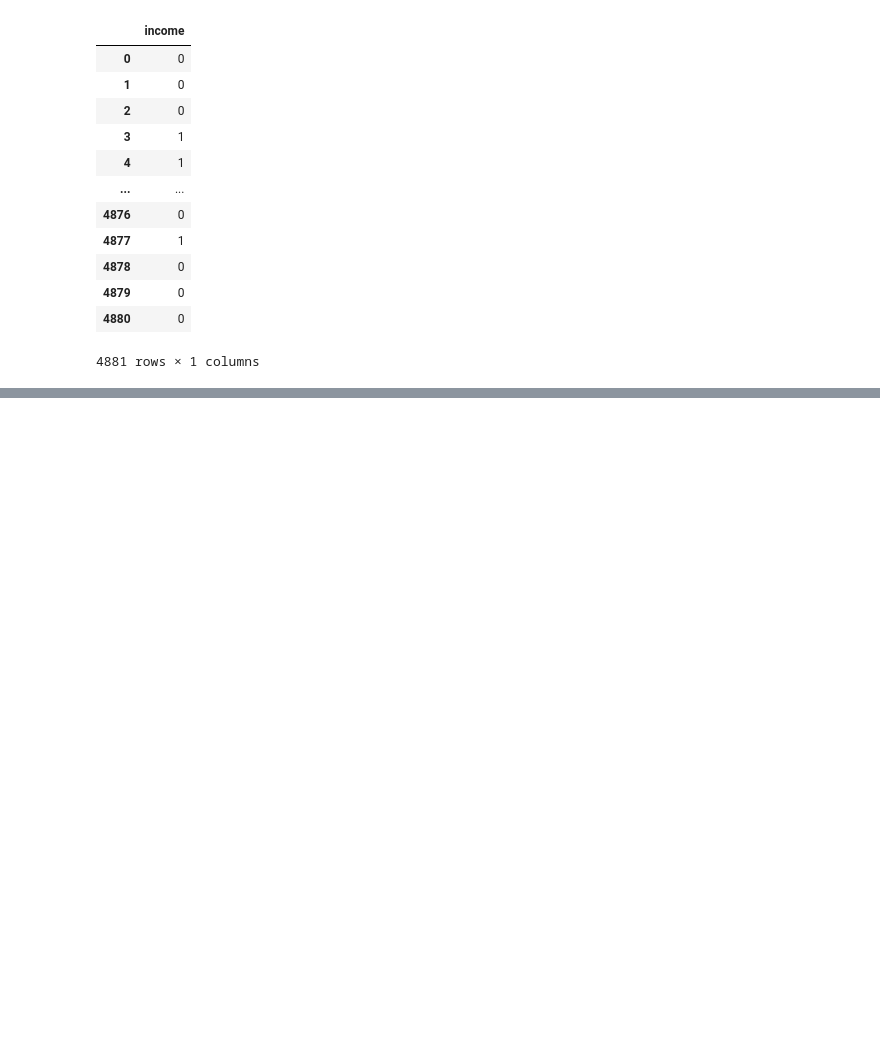
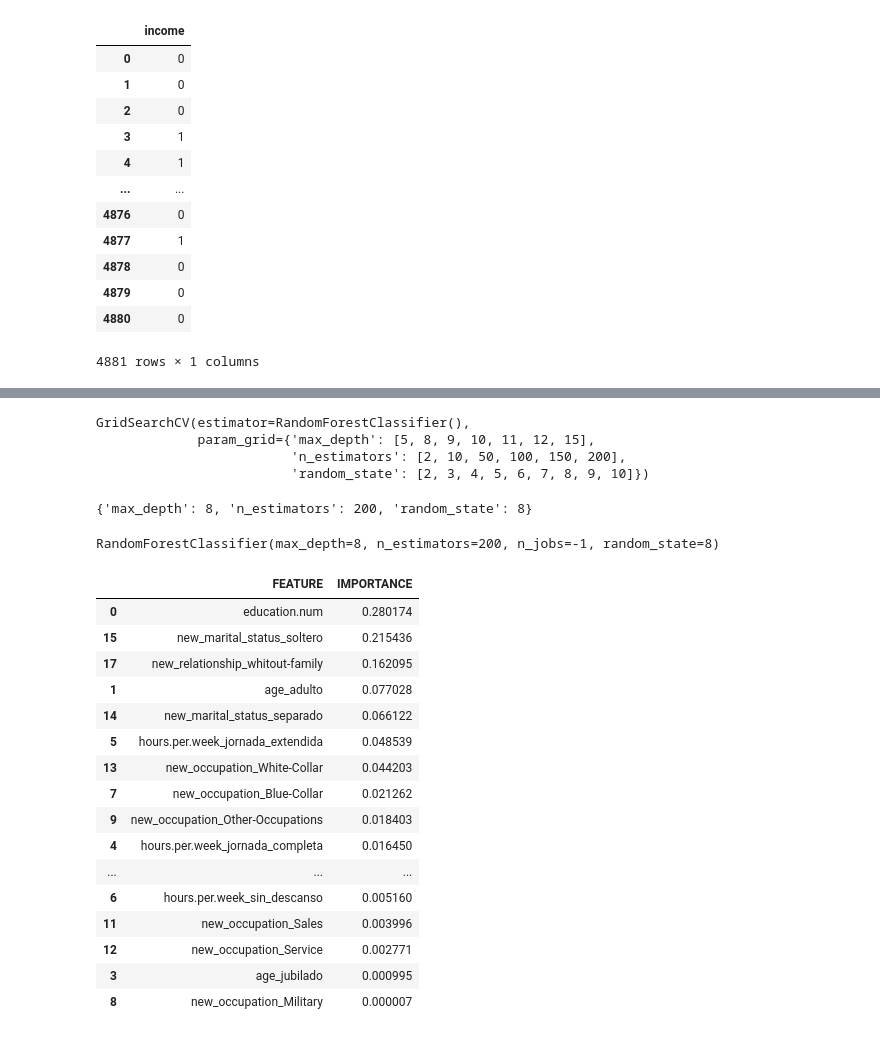
Before and after one commit to rliquitay/icaro, a Jupyter notebook: Sprint_1_V5_clasificacion.ipynb, the cells around one changed output, grey strips where cells are left out. Drawn from its saved outputs; the diff is of its cells as text; code cells hidden in the pictures; blank space fills up the shorter version.

```diff
--- a/Sprint_1_V5_clasificacion.ipynb
+++ b/Sprint_1_V5_clasificacion.ipynb
@@ -1571,0 +1656,41 @@ Name: income, dtype: int64
+# %%
+clf = GridSearchCV(RandomForestClassifier() ,parameters_2)
+clf.fit(X_train,y_train)
+# %% [output]
+GridSearchCV(estimator=RandomForestClassifier(),
+             param_grid={'max_depth': [5, 8, 9, 10, 11, 12, 15],
+                         'n_estimators': [2, 10, 50, 100, 150, 200],
+                         'random_state': [2, 3, 4, 5, 6, 7, 8, 9, 10]})
+# %%
+clf.best_params_ #mejores parámetros
+# %% [output]
+{'max_depth': 8, 'n_estimators': 200, 'random_state': 8}
+# %%
+clf = RandomForestClassifier(max_depth=8, n_estimators = 200, n_jobs = -1, random_state=8)
+clf.fit(X_train, y_train)
+# %% [output]
+RandomForestClassifier(max_depth=8, n_estimators=200, n_jobs=-1, random_state=8)
+# %%
+fi = pd.DataFrame(columns=["FEATURE", "IMPORTANCE"]) #creo un df llamado fi
+fi["FEATURE"] = X_train.columns
+fi["IMPORTANCE"] = clf.feature_importances_
+fi = fi.sort_values("IMPORTANCE", ascending=False)
+fi
+# %% [output]
+|  | FEATURE | IMPORTANCE |
+| 0 | education.num | 0.280174 |
+| 15 | new_marital_status_soltero | 0.215436 |
+| 17 | new_relationship_whitout-family | 0.162095 |
+| 1 | age_adulto | 0.077028 |
+| 14 | new_marital_status_separado | 0.066122 |
+| 5 | hours.per.week_jornada_extendida | 0.048539 |
+| 13 | new_occupation_White-Collar | 0.044203 |
+| 7 | new_occupation_Blue-Collar | 0.021262 |
+| 9 | new_occupation_Other-Occupations | 0.018403 |
+| 4 | hours.per.week_jornada_completa | 0.016450 |
+| ... | ... | ... |
+| 6 | hours.per.week_sin_descanso | 0.005160 |
+| 11 | new_occupation_Sales | 0.003996 |
+| 12 | new_occupation_Service | 0.002771 |
+| 3 | age_jubilado | 0.000995 |
+| 8 | new_occupation_Military | 0.000007 |
```
Also changed, not shown: parts of 25 cells of this notebook.
